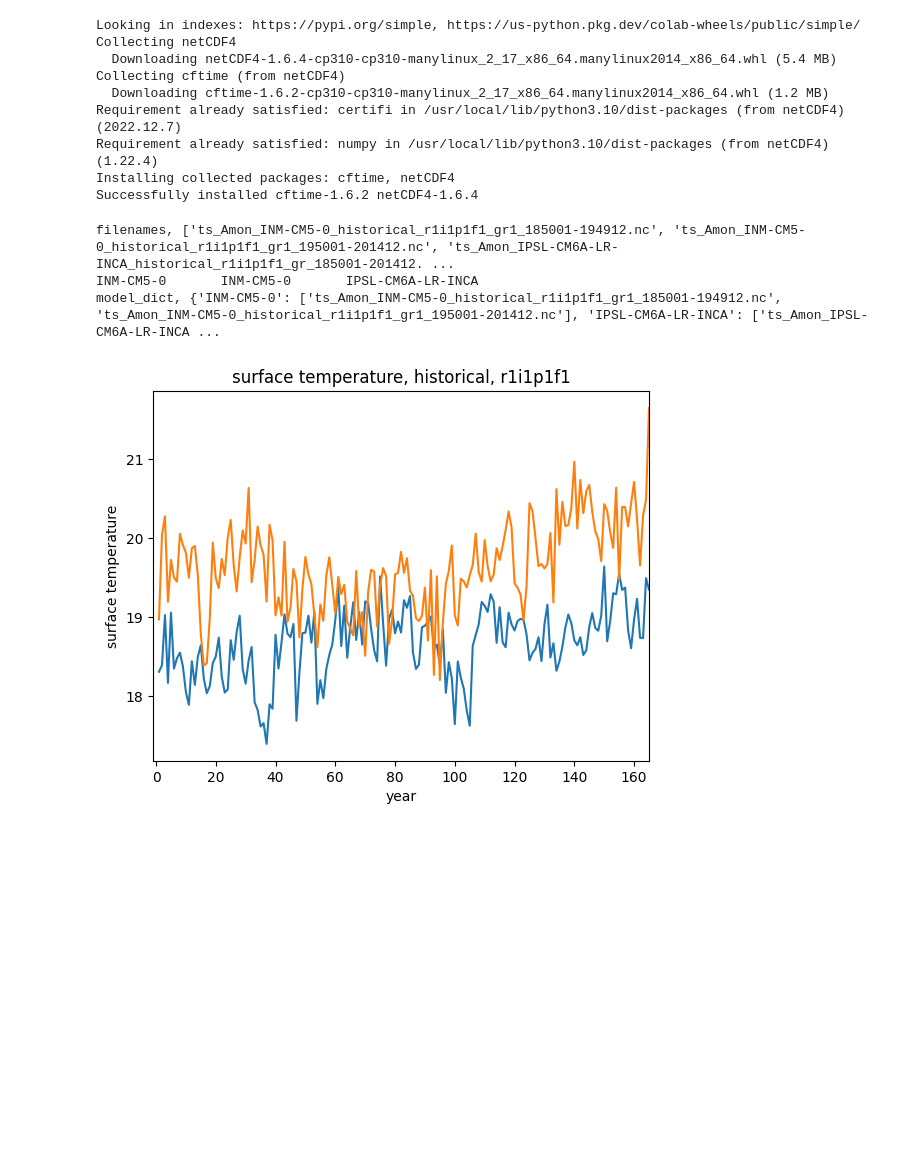
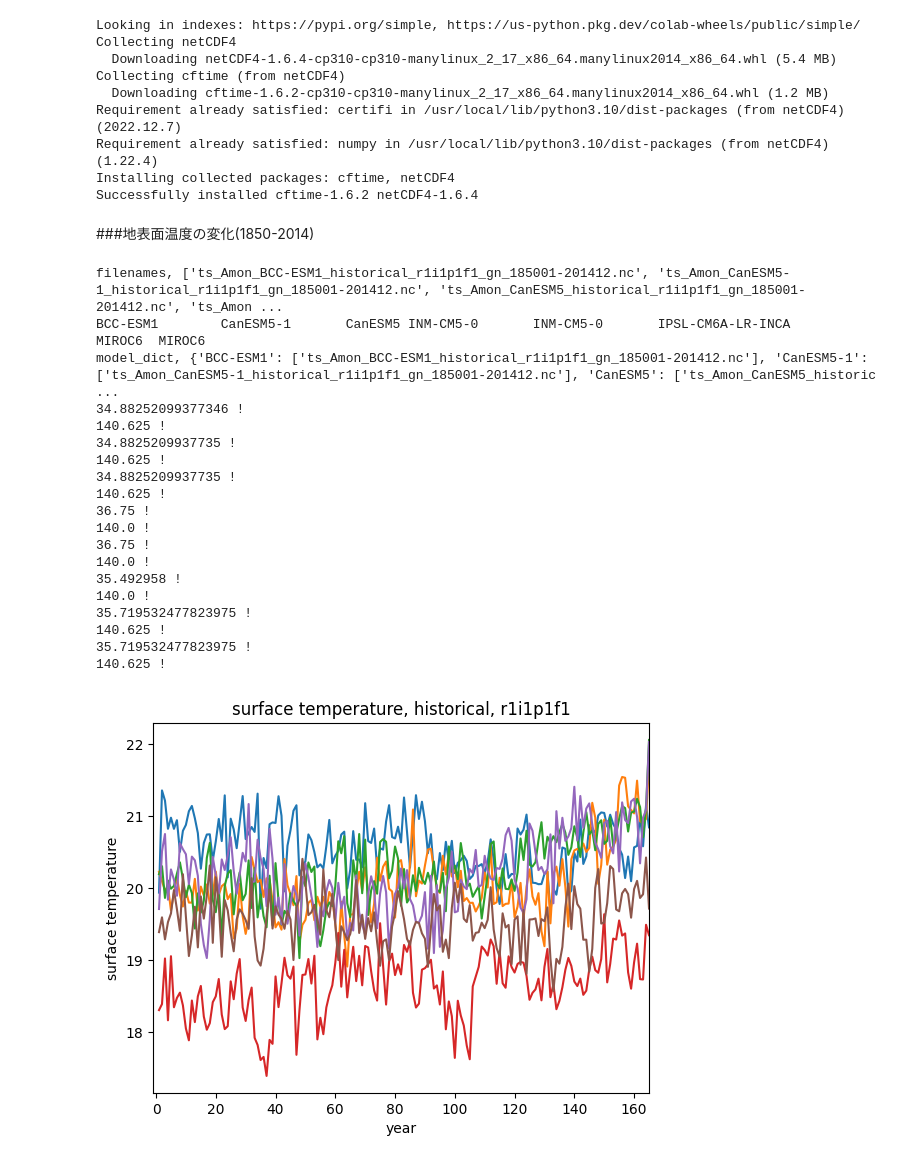
Before and after one commit to hamegg320/MMEs, a Jupyter notebook: surface_temperature_MME.ipynb, the cells around one changed output. Saved outputs shown, nothing was run; the diff lists cells and outputs as text; code cells hidden in the pictures; blank space fills up the shorter version.

```diff
--- a/surface_temperature_MME.ipynb
+++ b/surface_temperature_MME.ipynb
@@ -29,6 +34,8 @@ Requirement already satisfied: certifi in /usr/local/lib/python3.10/dist-package
 Requirement already satisfied: numpy in /usr/local/lib/python3.10/dist-packages (from netCDF4) (1.22.4)
 Installing collected packages: cftime, netCDF4
 Successfully installed cftime-1.6.2 netCDF4-1.6.4
+# %% [markdown]
+###地表面温度の変化(1850-2014)
 # %%
 ### Import modules
 import os
@@ -37,8 +44,6 @@ import math
 from netCDF4 import Dataset
 import matplotlib.pyplot as plt
 
-ensemble="r1i1p1f1" #指定するアンサンブル
-
 ### Store file names by model names into directory
 model_dict = {}
 filenames = sorted(os.listdir()) #場所をcdでseaice_modelにしているからその中のデータを並び替えている。年代順・アンサンブル順にも
@@ -46,6 +51,7 @@ print("filenames,", filenames)
 
 ##########################アンサンブルを揃えたマルチモデルの場合の変更点###############################
 for filename in filenames:
+  ensemble="r1i1p1f1" #指定するアンサンブル
 
   if filename.split('_')[4] in ensemble:
     model_name = filename.split('_')[2] #並び替えた文字列をsplitで_の2個目で分割　例)siextentn_SImon_ACCESS-CM2_historical_r1i1p1f1_gn_185001-201412.nc
@@ -82,36 +88,26 @@ for model_name, files in model_dict.items(): #ディレクトリ内をループ
     point_lon=point_lon+180
     new_lat=0
     new_lon=0
-    count_lat=0
-    count_lon=0
 
     for y in range(len(lat)):
-      if  lat[y] > (point_lat-1) and lat[y] < (point_lat+1):
-        if count_lat >= 1:
-          if point_lat - lat[y] > point_lat - lat[new_lat] :
-            new_lat=new_lat
-          else:
-            new_lat=y
+      if  lat[y] > (point_lat-2) and lat[y] < (point_lat+2):
+        if (point_lat - lat[y])**2 > (point_lat - lat[new_lat])**2 :
+          new_lat=new_lat
         else:
-          new_lat = y
-        #print(lat[y],"!") #北緯35.492958
-        count_lat+=1
-      else:
-        pass
+          new_lat=y
+      # print(new_lat)
+    print(lat[new_lat],"!") #北緯35.492958
 
     for x in range(len(lon)):
       if  lon[x] > (point_lon-1) and lon[x] < (point_lon+1):
-        if count_lon >= 1:
-          if point_lon - lon[x] > point_lon - lon[new_lon] :
+          if (point_lon - lon[x])**2 > (point_lon - lon[new_lon])**2 :
             new_lon=new_lon
           else:
-            new_lat=x
-        else:
-          new_lon = x
-        count_lon+=1
-          #print(lon[x]-180,"$") #東経140
+            new_lon=x
+        #print(lon[x]-180,"$") #東経140
       else:
         pass
+    print(lon[new_lon]-180,"!")
 
     for i in range(run_time):
       if len(ds['ts'].dimensions) > 1: #dsのdimensionが1つ以上
@@ -120,36 +116,52 @@ for model_name, files in model_dict.items(): #ディレクトリ内をループ
         sum_surface.append(ds['ts'][i])
 ##################################################
 
   #lists & variables
   temperature_map = []
   year_map = []
   count = 0
   sum = 0
   ave = 0
 
   # calculate average of sea ice extent every year
   for i in range(len(sum_surface)):
     sum += sum_surface[i]
     count += 1
 
     if count % 12 == 0:
       ave = sum / 12
       temperature_map.append(ave)
       sum = 0
 
   for i in range(len(temperature_map)):
     year_map.append(i+1)
 
   #plt.figure(figsize=(6, 6)
   plt.plot(year_map,temperature_map)
- # plt.ylim(9.0,15.5)
-  plt.xlim(-1,165)
+#plt.ylim(9.0,15.5)
+plt.xlim(-1,165)
 plt.ylabel('surface temperature')
 plt.title(f'surface temperature, historical, {ensemble}')
 plt.xlabel('year')
 plt.show()
 # %% [output]
-filenames, ['ts_Amon_INM-CM5-0_historical_r1i1p1f1_gr1_185001-194912.nc', 'ts_Amon_INM-CM5-0_historical_r1i1p1f1_gr1_195001-201412.nc', 'ts_Amon_IPSL-CM6A-LR-INCA_historical_r1i1p1f1_gr_185001-201412. ...
-INM-CM5-0       INM-CM5-0       IPSL-CM6A-LR-INCA
-model_dict, {'INM-CM5-0': ['ts_Amon_INM-CM5-0_historical_r1i1p1f1_gr1_185001-194912.nc', 'ts_Amon_INM-CM5-0_historical_r1i1p1f1_gr1_195001-201412.nc'], 'IPSL-CM6A-LR-INCA': ['ts_Amon_IPSL-CM6A-LR-INCA ...
+filenames, ['ts_Amon_BCC-ESM1_historical_r1i1p1f1_gn_185001-201412.nc', 'ts_Amon_CanESM5-1_historical_r1i1p1f1_gn_185001-201412.nc', 'ts_Amon_CanESM5_historical_r1i1p1f1_gn_185001-201412.nc', 'ts_Amon ...
+BCC-ESM1        CanESM5-1       CanESM5 INM-CM5-0       INM-CM5-0       IPSL-CM6A-LR-INCA       MIROC6  MIROC6
+model_dict, {'BCC-ESM1': ['ts_Amon_BCC-ESM1_historical_r1i1p1f1_gn_185001-201412.nc'], 'CanESM5-1': ['ts_Amon_CanESM5-1_historical_r1i1p1f1_gn_185001-201412.nc'], 'CanESM5': ['ts_Amon_CanESM5_historic ...
+34.88252099377346 !
+140.625 !
+34.8825209937735 !
+140.625 !
+34.8825209937735 !
+140.625 !
+36.75 !
+140.0 !
+36.75 !
+140.0 !
+35.492958 !
+140.0 !
+35.719532477823975 !
+140.625 !
+35.719532477823975 !
+140.625 !
-[figure, old version]
+[figure, new version]
```
Also changed, not shown: parts of 6 cells of this notebook.
